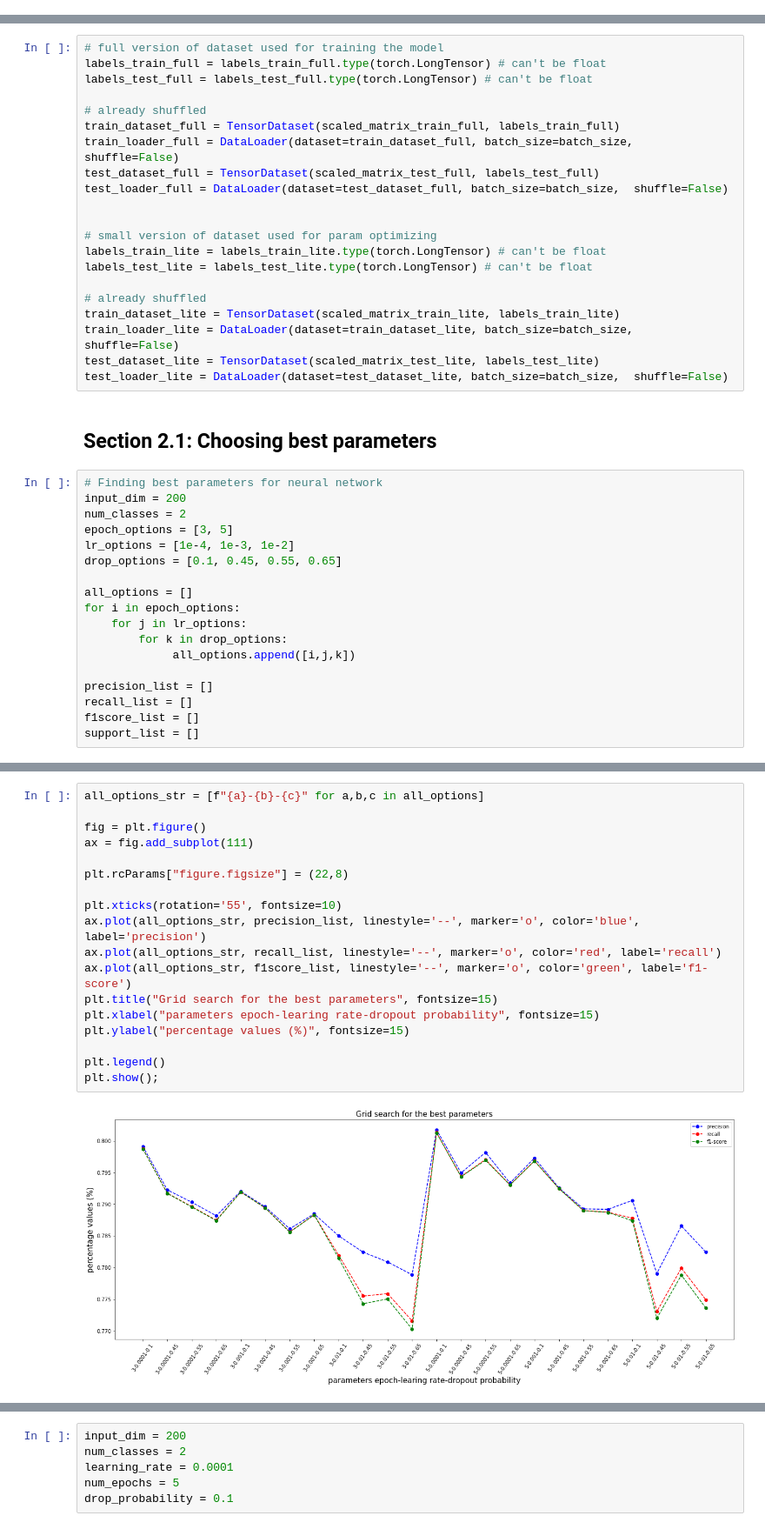
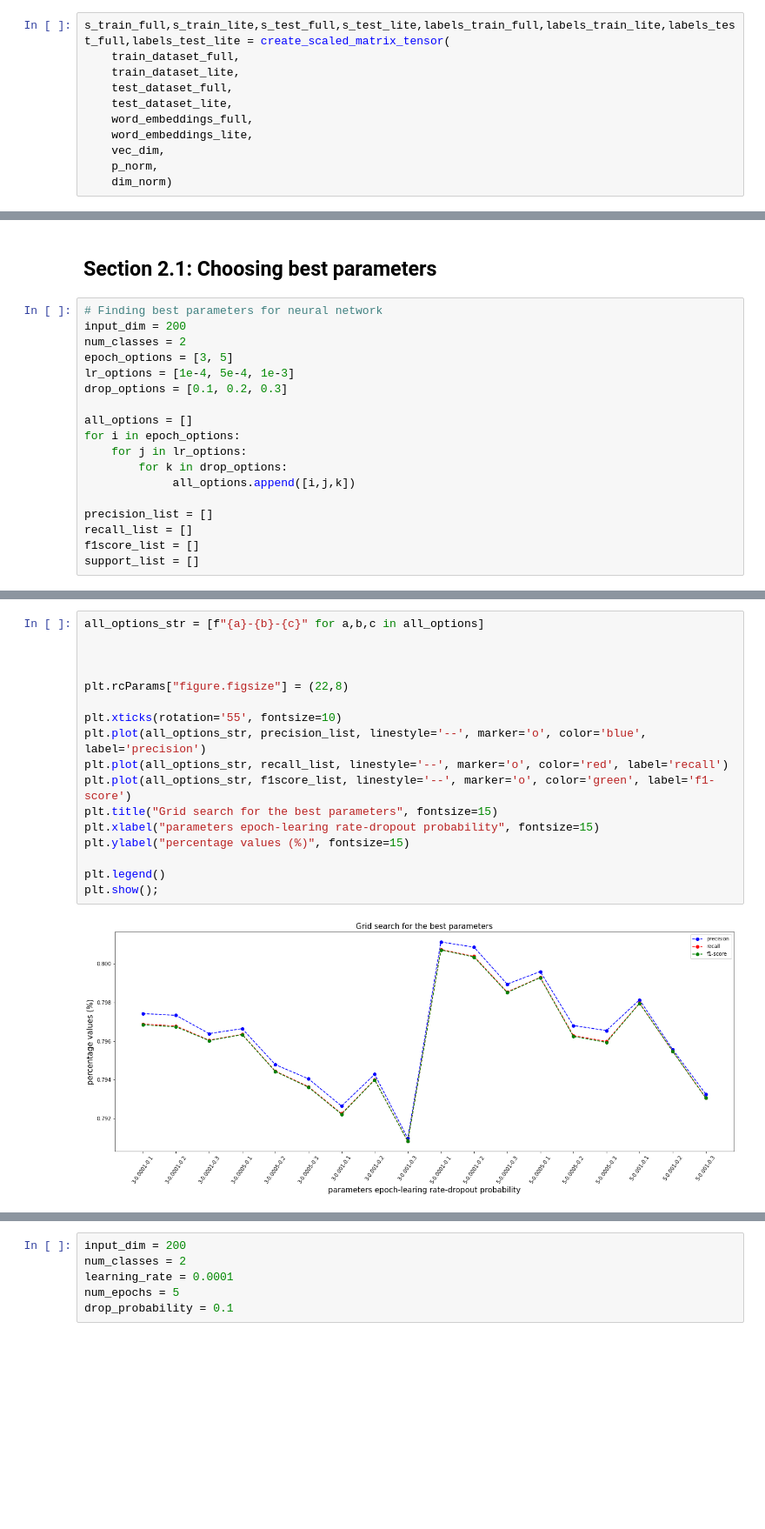
Before and after one commit to StormFlaate/text_classification, a Jupyter notebook: NeuralNetwork_GloVe.ipynb, the cells around one changed output, grey strips where cells are left out. Shown at 87% size. Cells and saved outputs as stored; diff of their text form; blank space fills up the shorter version.

```diff
--- a/NeuralNetwork_GloVe.ipynb
+++ b/NeuralNetwork_GloVe.ipynb
@@ -90,0 +109,11 @@ Number of elements in test_data is:  20000
+# %%
+s_train_full,s_train_lite,s_test_full,s_test_lite,labels_train_full,labels_train_lite,labels_test_full,labels_test_lite = create_scaled_matrix_tensor(
+    train_dataset_full,
+    train_dataset_lite,
+    test_dataset_full,
+    test_dataset_lite,
+    word_embeddings_full,
+    word_embeddings_lite,
+    vec_dim,
+    p_norm,
+    dim_norm)
@@ -159,24 +150,3 @@ class NN(nn.Module):
-# %%
-# full version of dataset used for training the model
-labels_train_full = labels_train_full.type(torch.LongTensor) # can't be float
-labels_test_full = labels_test_full.type(torch.LongTensor) # can't be float
-
-# already shuffled
-train_dataset_full = TensorDataset(scaled_matrix_train_full, labels_train_full)
-train_loader_full = DataLoader(dataset=train_dataset_full, batch_size=batch_size,  shuffle=False)
-test_dataset_full = TensorDataset(scaled_matrix_test_full, labels_test_full)
-test_loader_full = DataLoader(dataset=test_dataset_full, batch_size=batch_size,  shuffle=False)
-
-
-# small version of dataset used for param optimizing
-labels_train_lite = labels_train_lite.type(torch.LongTensor) # can't be float
-labels_test_lite = labels_test_lite.type(torch.LongTensor) # can't be float
-
-# already shuffled
-train_dataset_lite = TensorDataset(scaled_matrix_train_lite, labels_train_lite)
-train_loader_lite = DataLoader(dataset=train_dataset_lite, batch_size=batch_size,  shuffle=False)
-test_dataset_lite = TensorDataset(scaled_matrix_test_lite, labels_test_lite)
-test_loader_lite = DataLoader(dataset=test_dataset_lite, batch_size=batch_size,  shuffle=False)
 # %% [markdown]
 ## Section 2.1: Choosing best parameters
 # %%
@@ -184,8 +154,8 @@ test_loader_lite = DataLoader(dataset=test_dataset_lite, batch_size=batch_size,
 input_dim = 200
 num_classes = 2
 epoch_options = [3, 5]
-lr_options = [1e-4, 1e-3, 1e-2]
-drop_options = [0.1, 0.45, 0.55, 0.65]
+lr_options = [1e-4, 5e-4, 1e-3]
+drop_options = [0.1, 0.2, 0.3]
 
 all_options = []
 for i in epoch_options:
@@ -252,20 +226,19 @@ Wall time: 38min 22s
 # %%
 all_options_str = [f"{a}-{b}-{c}" for a,b,c in all_options]
 
-fig = plt.figure()
-ax = fig.add_subplot(111)
+
 
 plt.rcParams["figure.figsize"] = (22,8)
 
 plt.xticks(rotation='55', fontsize=10)
-ax.plot(all_options_str, precision_list, linestyle='--', marker='o', color='blue', label='precision')
-ax.plot(all_options_str, recall_list, linestyle='--', marker='o', color='red', label='recall')
-ax.plot(all_options_str, f1score_list, linestyle='--', marker='o', color='green', label='f1-score')
+plt.plot(all_options_str, precision_list, linestyle='--', marker='o', color='blue', label='precision')
+plt.plot(all_options_str, recall_list, linestyle='--', marker='o', color='red', label='recall')
+plt.plot(all_options_str, f1score_list, linestyle='--', marker='o', color='green', label='f1-score')
 plt.title("Grid search for the best parameters", fontsize=15)
 plt.xlabel("parameters epoch-learing rate-dropout probability", fontsize=15)
 plt.ylabel("percentage values (%)", fontsize=15)
 
 plt.legend()
 plt.show();
 # %% [output]
-[figure, old version]
+[figure, new version]
```
Also changed, not shown: parts of 22 cells of this notebook, 21 other files.
